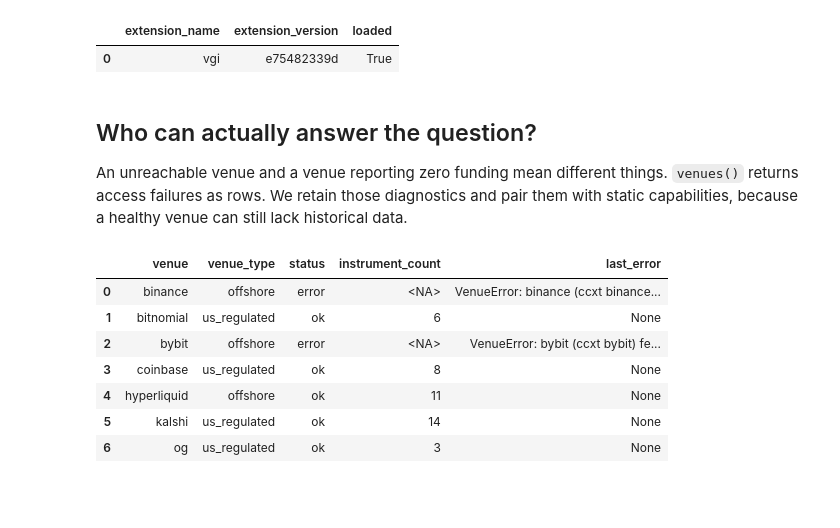
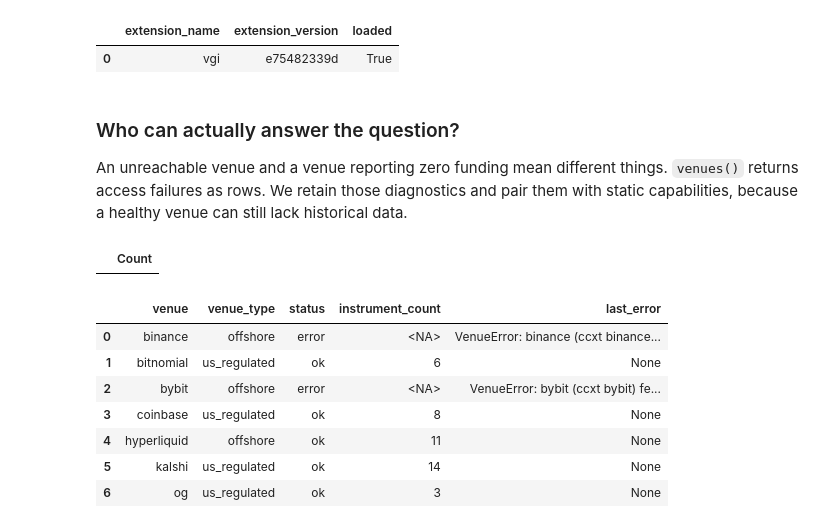
Before and after one commit to Query-farm/vgi-perps, a Jupyter notebook: notebooks/01_funding_across_venues.ipynb, the cells around one changed output. Drawn from its saved outputs; the diff is of its cells as text; code cells hidden in the pictures; blank space fills up the shorter version.

Commit message:
Modernize the three Perps SQL narratives and preserve their analyses [skip ci]

```diff
--- a/notebooks/01_funding_across_venues.ipynb
+++ b/notebooks/01_funding_across_venues.ipynb
@@ -93,10 +129,17 @@ FROM duckdb_extensions() WHERE extension_name = 'vgi';
 |  | extension_name | extension_version | loaded |
 | 0 | vgi | e75482339d | True |
 # %% [markdown]
-## Who can actually answer the question?
+### Who can actually answer the question?
 
 An unreachable venue and a venue reporting zero funding mean different things.
 `venues()` returns access failures as rows. We retain those diagnostics and pair
 them with static capabilities, because a healthy venue can still lack historical data.
+# %%
+%%sql
+CREATE OR REPLACE TABLE observed_fe16be94 AS
+SELECT venue, venue_type, status, instrument_count, last_error
+FROM perps.main.venues() ORDER BY venue;
+# %% [output]
+|  | Count |
 # %%
 %%sql health <<
```
Also changed, not shown: parts of 33 cells of this notebook, 23 other files.
